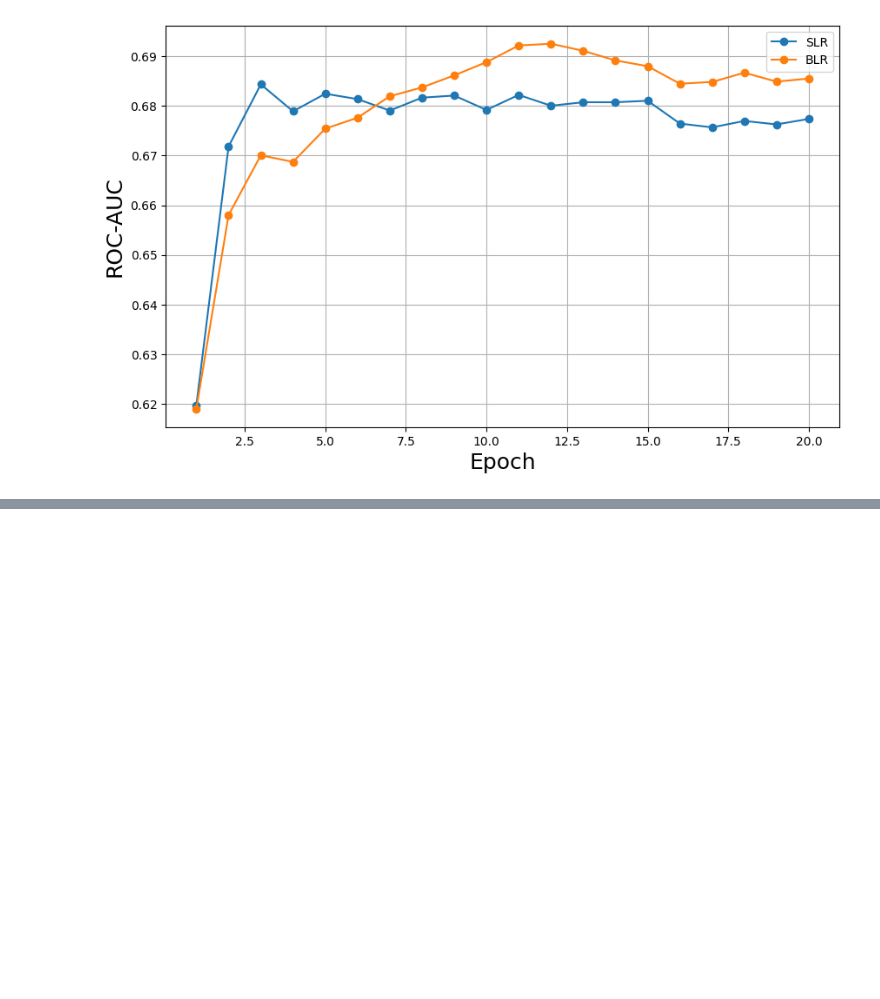
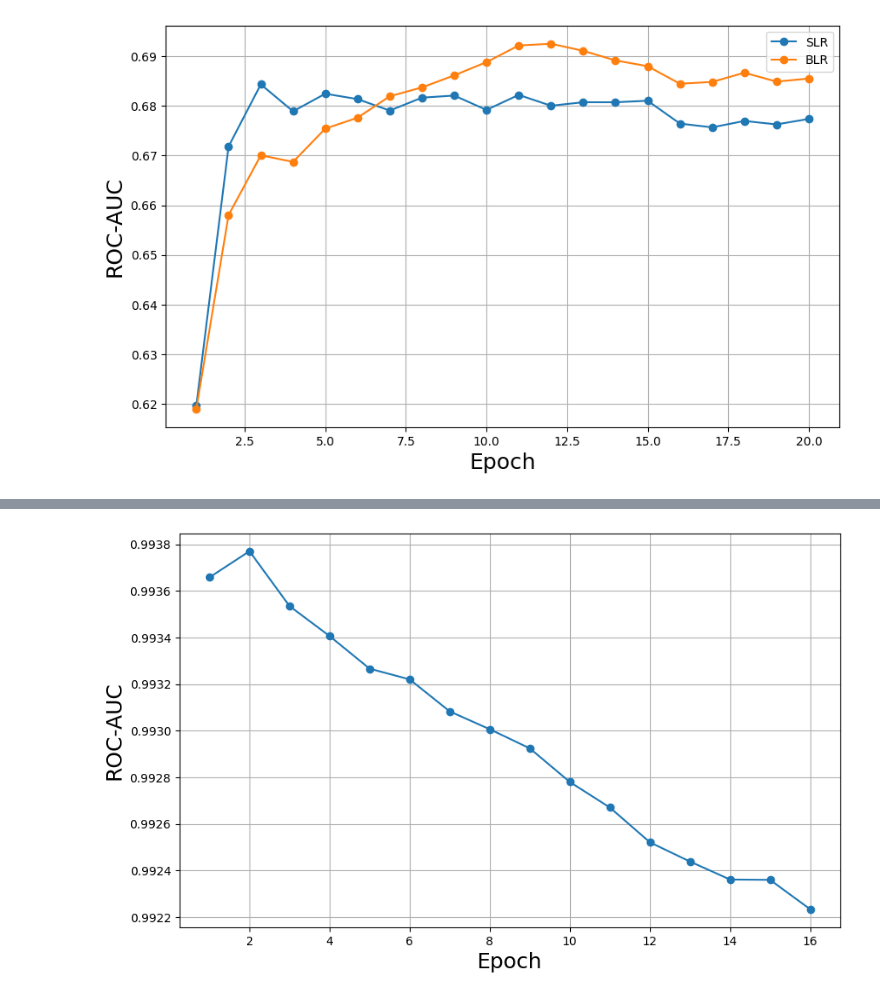
Before and after one commit to Andy-Shao/DHAuDS, a Jupyter notebook: Result_analysis.ipynb, the cells around one changed output, grey strips where cells are left out. Drawn from its saved outputs; the diff is of its cells as text; code cells hidden in the pictures; blank space fills up the shorter version.

Commit message:
add abnormal experiment for CoNMix++ on RS

```diff
--- a/Result_analysis.ipynb
+++ b/Result_analysis.ipynb
@@ -176,0 +179,3 @@ plt.show()
+# %%
+ae = pd.read_csv('./result/ReefSet/CoNMix/Analysis/abnormal_experiment.csv', header=0, delimiter=',')
+ae.head()
@@ -176,0 +189,20 @@ plt.show()
+# %%
+plt.figure(figsize=(10, 6))
+plt.plot([item for item in range(1, 17)], ae['CoN-RS-TST-L1'], marker='o')
+plt.xlabel('Epoch', fontsize=18)
+plt.ylabel('ROC-AUC', fontsize=18)
+# plt.ylim(ymin=.76)
+# plt.title('Prediction performance for CoNMix TST L1 on RS when performing TTDA')
+# plt.legend()
+plt.grid(True)
+# plt.savefig(
+#     'AP_CoN-RS_TST-L1.png',
+#     format='png',
+#     dpi=300,
+#     bbox_inches='tight',
+#     facecolor='white',
+#     edgecolor='none'
+# )
+plt.show()
+# %% [output]
+[figure, added]
```
Also changed, not shown: parts of 2 cells of this notebook, 1 other file.
